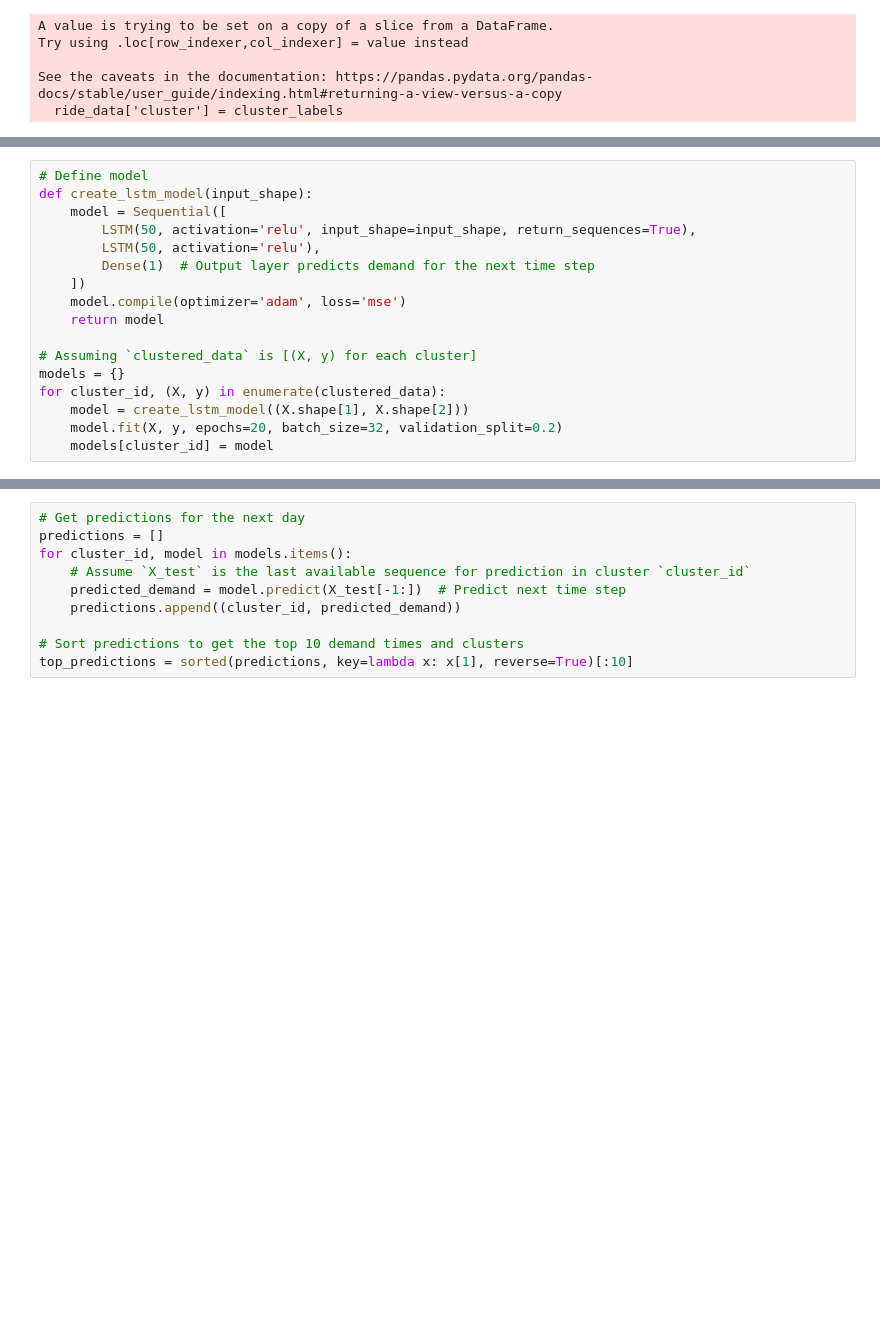
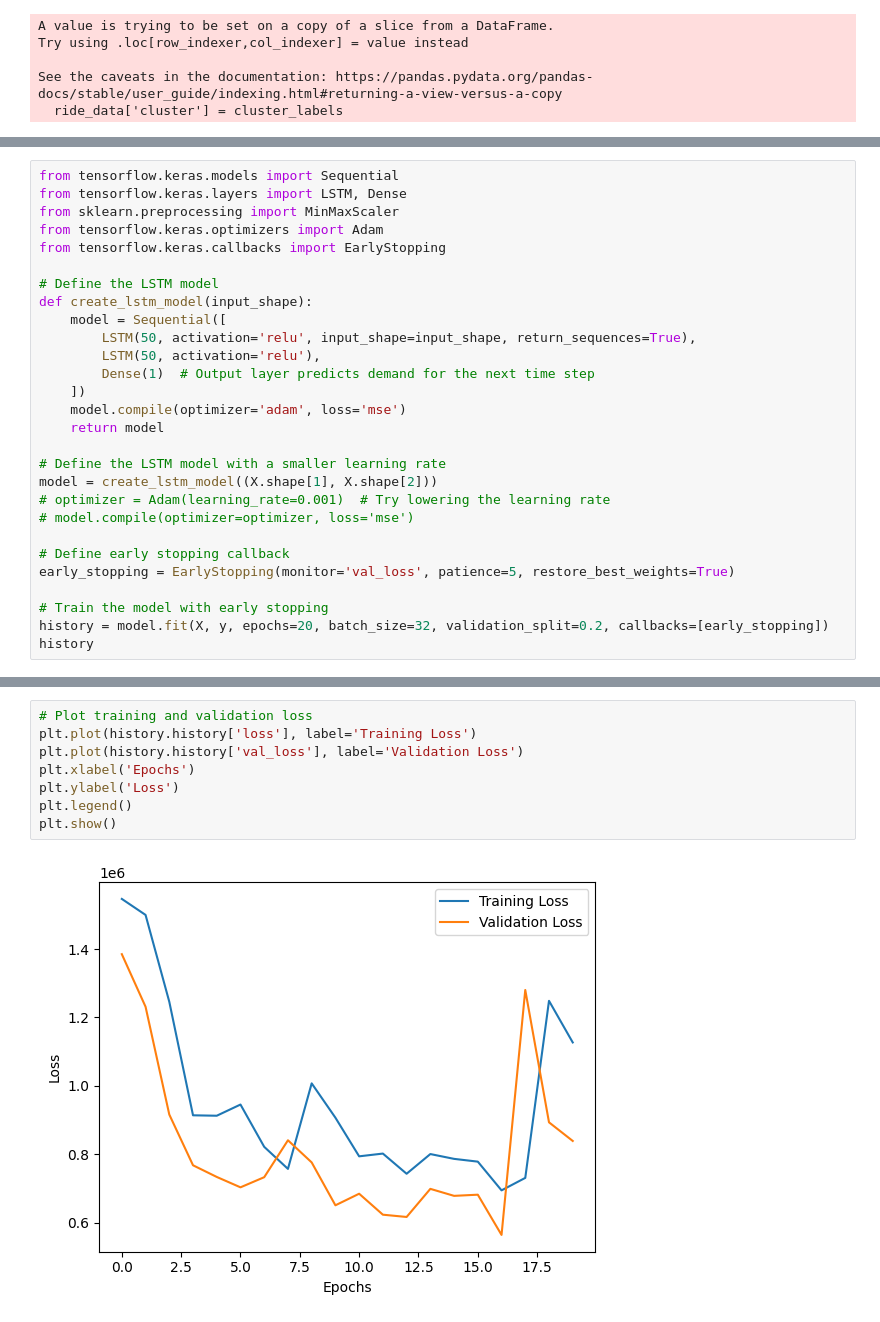
Before and after one commit to devger04/Loopwise, a Jupyter notebook: Loopwise.ipynb, the cells around one changed output, grey strips where cells are left out. Drawn from its saved outputs; the diff is of its cells as text; blank space fills up the shorter version.

```diff
--- a/Loopwise.ipynb
+++ b/Loopwise.ipynb
@@ -456,5 +470,11 @@ for cluster in ride_counts['cluster'].unique():
 # %%
-# Define model
+from tensorflow.keras.models import Sequential
+from tensorflow.keras.layers import LSTM, Dense
+from sklearn.preprocessing import MinMaxScaler
+from tensorflow.keras.optimizers import Adam
+from tensorflow.keras.callbacks import EarlyStopping
+
+# Define the LSTM model
 def create_lstm_model(input_shape):
     model = Sequential([
         LSTM(50, activation='relu', input_shape=input_shape, return_sequences=True),
@@ -464,9 +484,14 @@ def create_lstm_model(input_shape):
     model.compile(optimizer='adam', loss='mse')
     return model
 
-# Assuming `clustered_data` is [(X, y) for each cluster]
-models = {}
-for cluster_id, (X, y) in enumerate(clustered_data):
-    model = create_lstm_model((X.shape[1], X.shape[2]))
-    model.fit(X, y, epochs=20, batch_size=32, validation_split=0.2)
-    models[cluster_id] = model
+# Define the LSTM model with a smaller learning rate
+model = create_lstm_model((X.shape[1], X.shape[2]))
+# optimizer = Adam(learning_rate=0.001)  # Try lowering the learning rate
+# model.compile(optimizer=optimizer, loss='mse')
+
+# Define early stopping callback
+early_stopping = EarlyStopping(monitor='val_loss', patience=5, restore_best_weights=True)
+
+# Train the model with early stopping
+history = model.fit(X, y, epochs=20, batch_size=32, validation_split=0.2, callbacks=[early_stopping])
+history
@@ -473,10 +518,10 @@ for cluster_id, (X, y) in enumerate(clustered_data):
-# %%
-# Get predictions for the next day
-predictions = []
-for cluster_id, model in models.items():
-    # Assume `X_test` is the last available sequence for prediction in cluster `cluster_id`
-    predicted_demand = model.predict(X_test[-1:])  # Predict next time step
-    predictions.append((cluster_id, predicted_demand))
-
-# Sort predictions to get the top 10 demand times and clusters
-top_predictions = sorted(predictions, key=lambda x: x[1], reverse=True)[:10]
+# %%
+# Plot training and validation loss
+plt.plot(history.history['loss'], label='Training Loss')
+plt.plot(history.history['val_loss'], label='Validation Loss')
+plt.xlabel('Epochs')
+plt.ylabel('Loss')
+plt.legend()
+plt.show()
+# %% [output]
+[figure, added]
```
Also changed, not shown: parts of 7 cells of this notebook.
